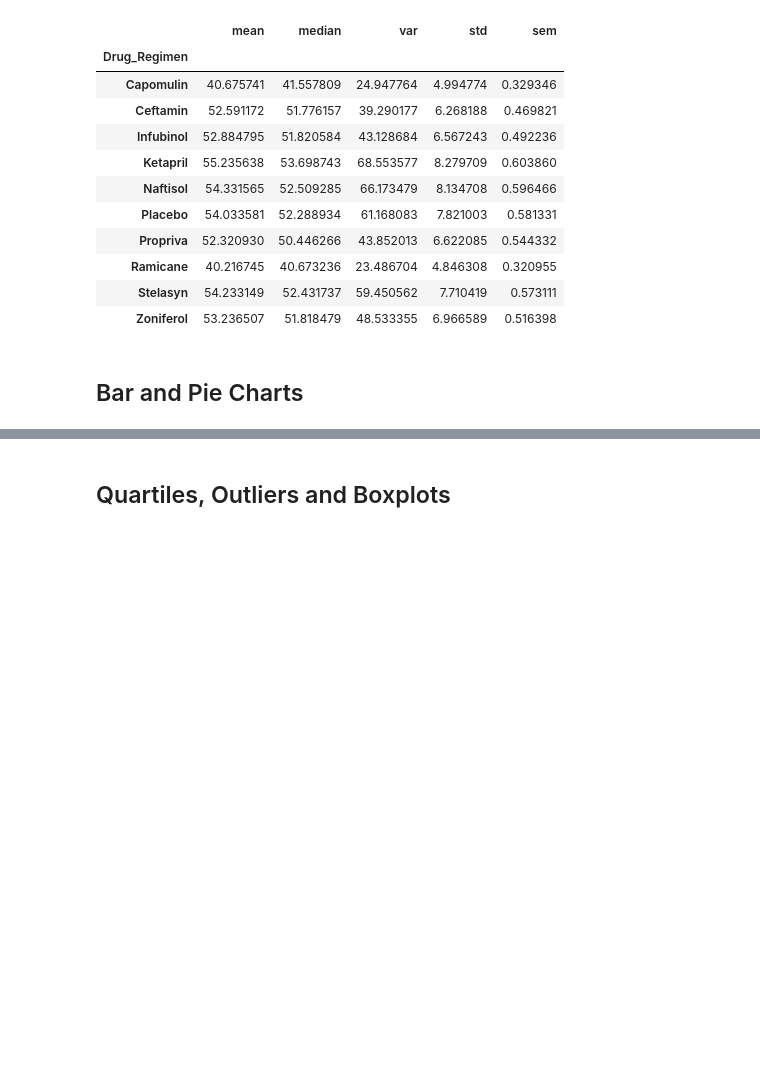
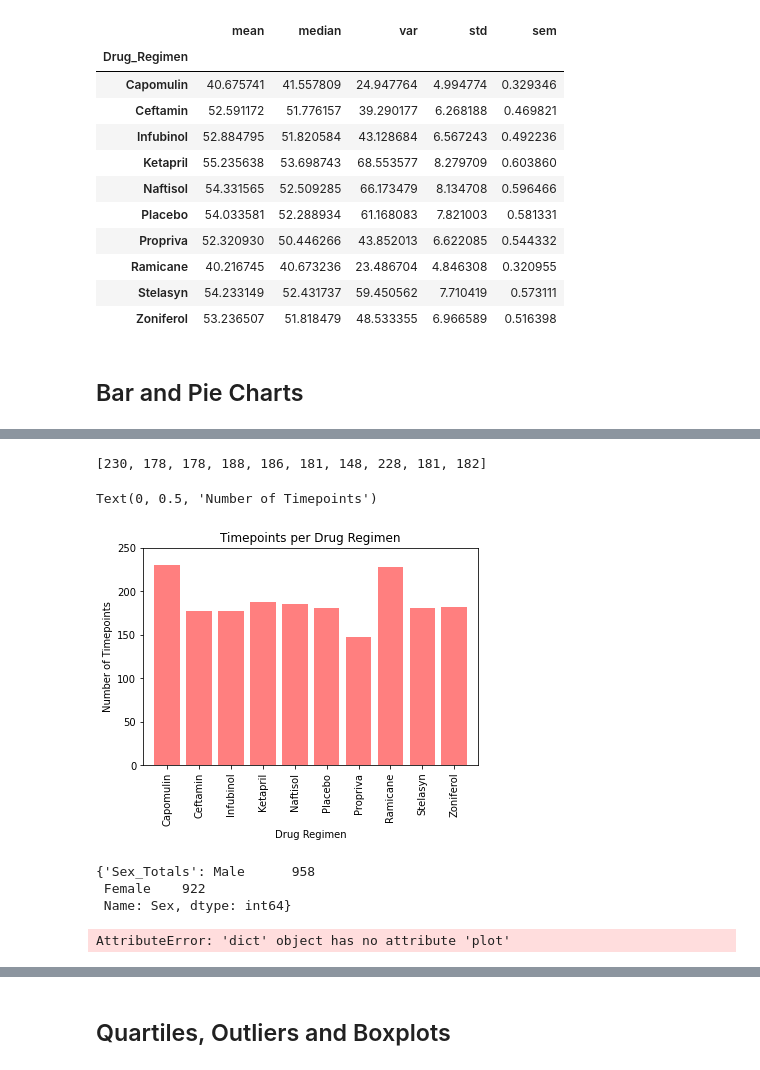
Before and after one commit to DizzyBurls/Matplotlib_Challenge, a Jupyter notebook: Instructions/Pymaceuticals/pymaceuticals_starter.ipynb, the cells around one changed output, grey strips where cells are left out. Drawn from its saved outputs; the diff is of its cells as text; code cells hidden in the pictures; blank space fills up the shorter version.

```diff
--- a/Instructions/Pymaceuticals/pymaceuticals_starter.ipynb
+++ b/Instructions/Pymaceuticals/pymaceuticals_starter.ipynb
@@ -269,0 +309,6 @@ Tumor_Volume_Summary_ByReg
+# %%
+# Create list of regimens and set to x-axis.
+
+RegimensToList=Timepoint_Totals_ByReg_df["Drug_Regimen"].tolist()
+x_axis=np.arange(len(RegimensToList))
+RegimensToList
@@ -270,2 +326,34 @@ Tumor_Volume_Summary_ByReg
+# %%
+# Create list of counts per regimen.
+
+SumTimepointsToList=Timepoint_Totals_ByReg_df["Timepoint_Totals_ByReg"].tolist()
+SumTimepointsToList
+# %% [output]
+[230, 178, 178, 188, 186, 181, 148, 228, 181, 182]
+# %%
+# Set up plot in pyplot:
+
+plt.bar(x_axis, SumTimepointsToList, color='r', alpha=0.5, align="center")
+tick_locations=[value for value in x_axis]
+plt.xticks(tick_locations, RegimensToList, rotation="vertical")
+plt.xlim(-0.75, len(x_axis)-0.25)
+plt.ylim(0, max(SumTimepointsToList)+20)
+
+plt.title('Timepoints per Drug Regimen')
+plt.xlabel('Drug Regimen')
+plt.ylabel('Number of Timepoints')
+# %% [output]
+Text(0, 0.5, 'Number of Timepoints')
+[figure, added]
 # %%
 # Generate a pie plot showing the distribution of female versus male mice using Pandas
+
+# Create a data frame with the number of each sex.
+
+Sex_Totals=Cleaned_df["Sex"].value_counts()
+Sex_Totals_df=({"Sex_Totals":Sex_Totals})
+Sex_Totals_df
+# %% [output]
+{'Sex_Totals': Male      958
+ Female    922
+ Name: Sex, dtype: int64}
@@ -273,0 +360,8 @@ Tumor_Volume_Summary_ByReg
+# %%
+Sex_Totals_df.plot(kind="pie", y="Sex", title=("Mouse Gender"))
+pie.set_ylabel("Sex")
+
+plt.axis("equal")
+plt.show()
+# %% [output]
+AttributeError: 'dict' object has no attribute 'plot'
```
Also changed, not shown: parts of 7 cells of this notebook.
